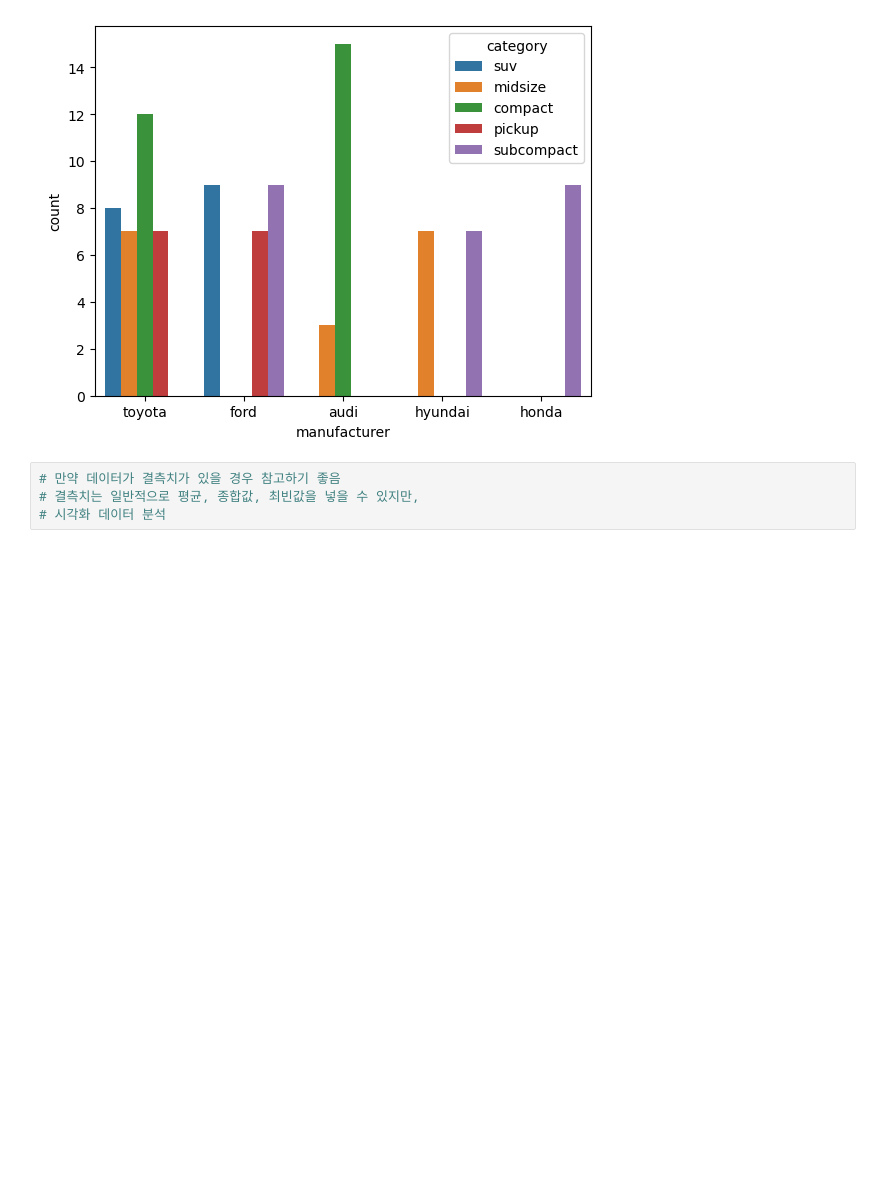
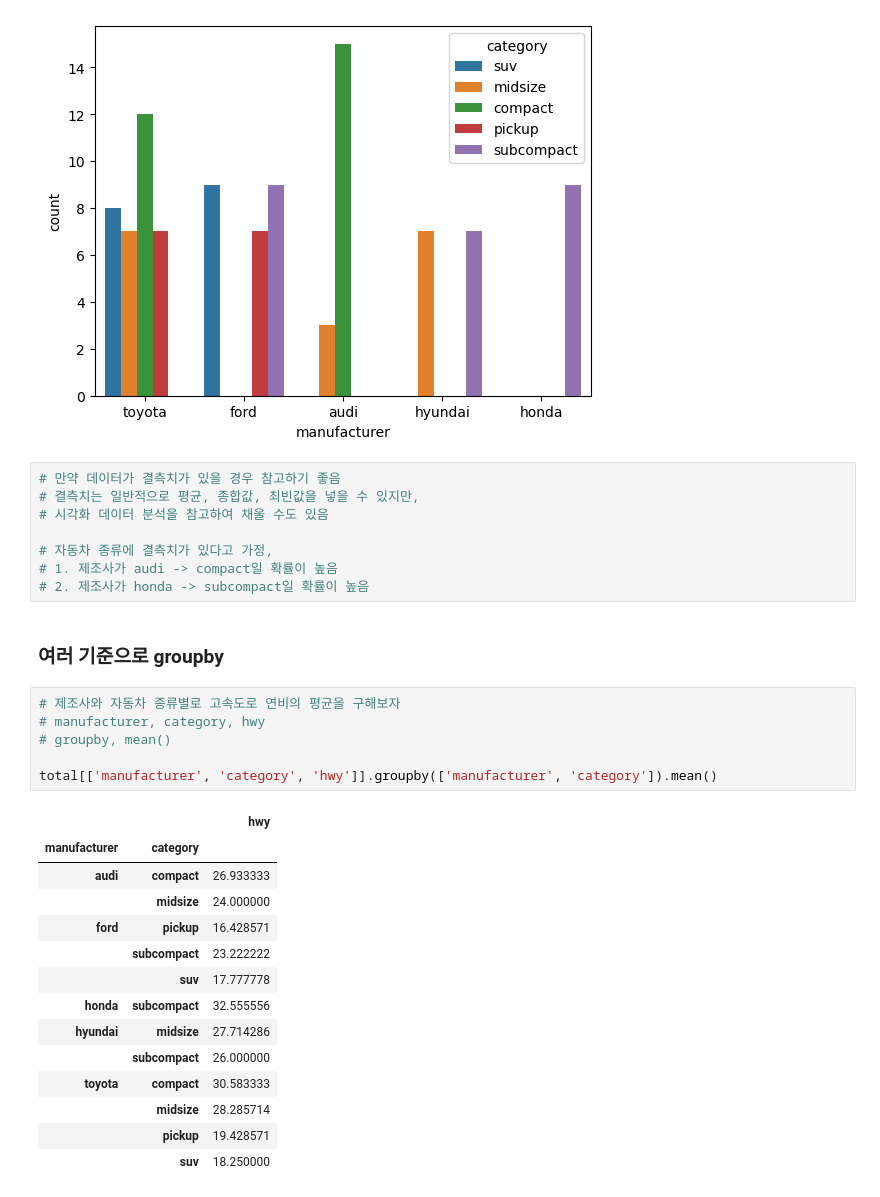
Before and after one commit to hyerimmmmm/SWDataAnalysisClass, a Jupyter notebook: pythonStudy/LIB/mpg데이터 실습.ipynb, the cells around one changed output. Saved outputs shown, nothing was run; the diff lists cells and outputs as text; blank space fills up the shorter version.

```diff
--- a/pythonStudy/LIB/mpg데이터 실습.ipynb
+++ b/pythonStudy/LIB/mpg데이터 실습.ipynb
@@ -477,4 +477,31 @@ sns.countplot(data = total, x = 'manufacturer', hue = 'category')
 # %%
 # 만약 데이터가 결측치가 있을 경우 참고하기 좋음
 # 결측치는 일반적으로 평균, 종합값, 최빈값을 넣을 수 있지만,
-# 시각화 데이터 분석
+# 시각화 데이터 분석을 참고하여 채울 수도 있음
+
+# 자동차 종류에 결측치가 있다고 가정,
+# 1. 제조사가 audi -> compact일 확률이 높음
+# 2. 제조사가 honda -> subcompact일 확률이 높음
+# %% [markdown]
+### 여러 기준으로 groupby
+# %%
+# 제조사와 자동차 종류별로 고속도로 연비의 평균을 구해보자
+# manufacturer, category, hwy
+# groupby, mean()
+
+total[['manufacturer', 'category', 'hwy']].groupby(['manufacturer', 'category']).mean()
+# %% [output]
+|  |  | hwy |
+| manufacturer | category |  |
+| audi | compact | 26.933333 |
+|  | midsize | 24.000000 |
+| ford | pickup | 16.428571 |
+|  | subcompact | 23.222222 |
+|  | suv | 17.777778 |
+| honda | subcompact | 32.555556 |
+| hyundai | midsize | 27.714286 |
+|  | subcompact | 26.000000 |
+| toyota | compact | 30.583333 |
+|  | midsize | 28.285714 |
+|  | pickup | 19.428571 |
+|  | suv | 18.250000 |
```
Also changed, not shown: parts of 4 cells of this notebook, 2 other files.
